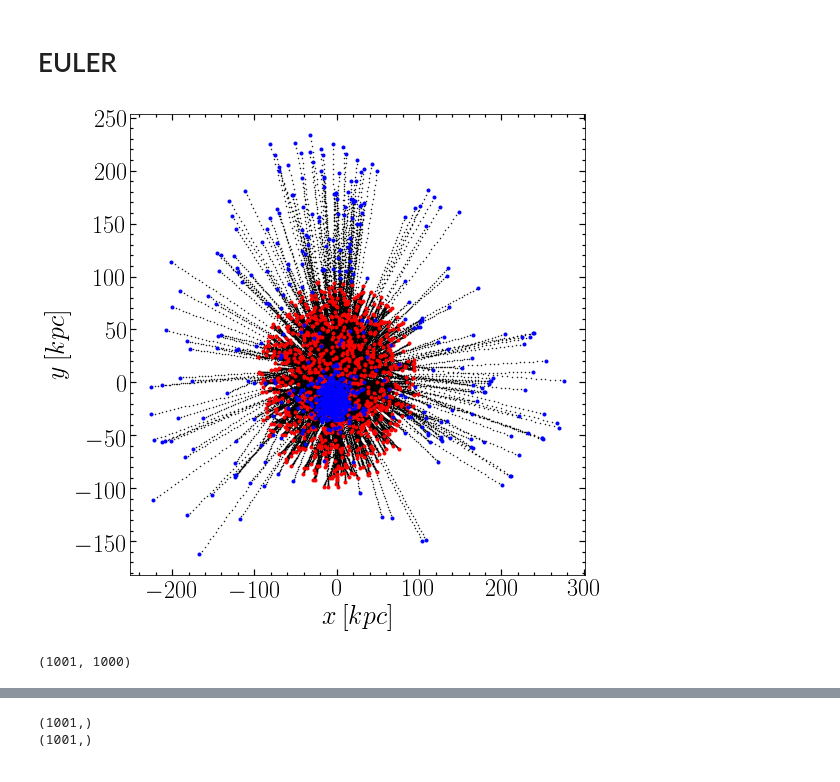
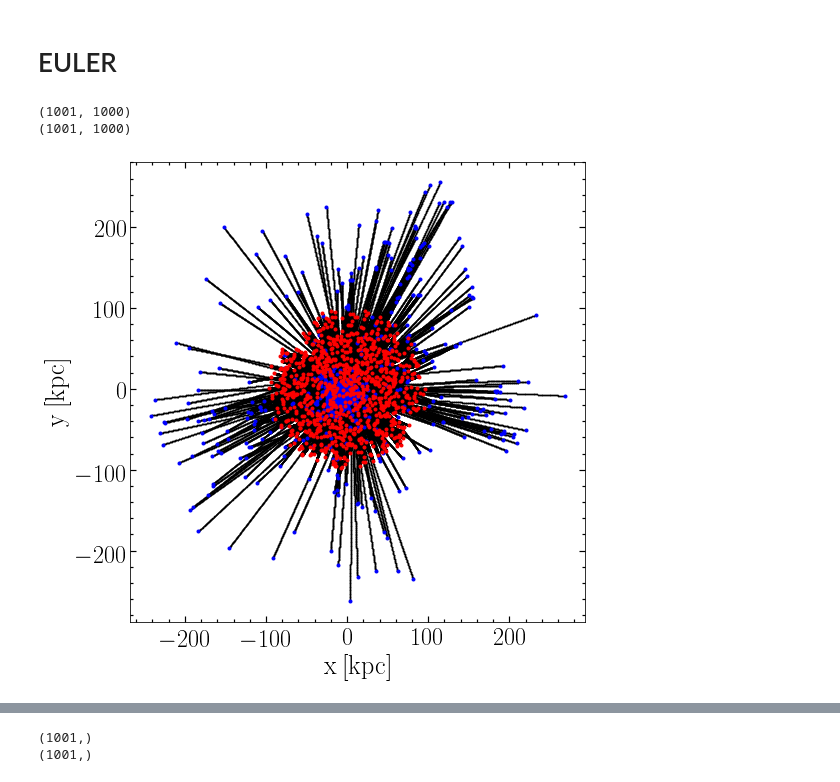
Before and after one commit to ornemarioni/mn2, a Jupyter notebook: N-cuerpos.ipynb, the cells around one changed output, grey strips where cells are left out. Drawn from its saved outputs; the diff is of its cells as text; code cells hidden in the pictures.

```diff
--- a/N-cuerpos.ipynb
+++ b/N-cuerpos.ipynb
@@ -127,42 +90,44 @@ h = integradores_modificado.euler(eps,dt,nit,m,x,y,z,vx,vy,vz,ax,ay,az)
+# %%
+path = '/home/omarioni/mn2/_data/NC/fortran_run/'
+
+posf = np.loadtxt(path+'pos_euler.dat')
+
+xf = posf[:,0:N]
+yf = posf[:,N:2*N]
+zf = posf[:,2*N:3*N]
+
+velf = np.loadtxt(path+'vel_euler.dat')
+
+vxf = velf[:,0:N]
+vyf = velf[:,N:2*N]
+vzf = velf[:,2*N:3*N]
+
+print shape(xf)
+print shape(vxf)
+# %% [output]
+(1001, 1000)
+(1001, 1000)
 # %%
-# from __future__ import unicode_literals
+from __future__ import unicode_literals
 
-# matplotlib.rcParams['text.usetex'] = True
-# matplotlib.rcParams['text.latex.unicode'] = True
+matplotlib.rcParams['text.usetex'] = True
+matplotlib.rcParams['text.latex.unicode'] = True
 
-# fig=plt.figure(1, figsize=(8,8))
-# fig.subplots_adjust(bottom=0.15, left =0.16, right = 0.95, top = 0.95)
-# ax=fig.add_subplot(111)
-# ax.plot(xf,yf,'.k', markersize=1)
-# ax.plot(xf[0,:],yf[0,:],'.r')
-# ax.plot(xf[-1,:],yf[-1,:],'.b')
-# # ax.set_xlim(-apo-10,p+10)
-# # ax.set_ylim(-a-10,a+10)
-# ax.minorticks_on()
-# ax.tick_params( labelsize=24)
-# ax.tick_params('both', length=3, width=1.2,which='minor', direction='in', right='on',top='on')
-# ax.tick_params('both', length=6, width=1.2,which='major', direction='in', right='on',top='on')
-# ax.set_xlabel(r'$x\:[kpc]$', fontsize=26)
-# ax.set_ylabel(r'$y\:[kpc]$',fontsize=26)
-# # fig.savefig('/home/ornela/Dropbox/AAA_2017/escrito/BAAA_2018_art/fig_05.pdf', dpi = 100)
-# plt.show()
+fig=plt.figure(1, figsize=(8,8))
+fig.subplots_adjust(bottom=0.15, left =0.16, right = 0.95, top = 0.95)
+ax=fig.add_subplot(111)
+ax.plot(xf,yf,'.k', markersize=1)
+ax.plot(xf[-1,:],yf[-1,:],'.b')
+ax.plot(xf[0,:],yf[0,:],'.r')
+# ax.set_xlim(-apo-10,p+10)
+# ax.set_ylim(-a-10,a+10)
+ax.minorticks_on()
+ax.tick_params( labelsize=24)
+ax.tick_params('both', length=3, width=1.2,which='minor', direction='in', right='on',top='on')
+ax.tick_params('both', length=6, width=1.2,which='major', direction='in', right='on',top='on')
+ax.set_xlabel(r'$\mathrm{x\:[kpc]}$', fontsize=26)
+ax.set_ylabel(r'$\mathrm{y\:[kpc]}$',fontsize=26)
+# fig.savefig('/home/ornela/Dropbox/AAA_2017/escrito/BAAA_2018_art/fig_05.pdf', dpi = 100)
+plt.show()
 # %% [output]
-[figure, old version]
+[figure, new version]
-# %%
-path = '/home/omarioni/mn2/_data/NC/fortran_run/'
-
-posf = np.loadtxt(path+'pos_euler.dat')
-
-xf = posf[:,0:N]
-yf = posf[:,N:2*N]
-zf = posf[:,2*N:3*N]
-
-velf = np.loadtxt(path+'vel_euler.dat')
-
-vxf = velf[:,0:N]
-vyf = velf[:,N:2*N]
-vzf = velf[:,2*N:3*N]
-
-print shape(xf)
-# %% [output]
-(1001, 1000)
```
Also changed, not shown: parts of 33 cells of this notebook, 19 other files.
